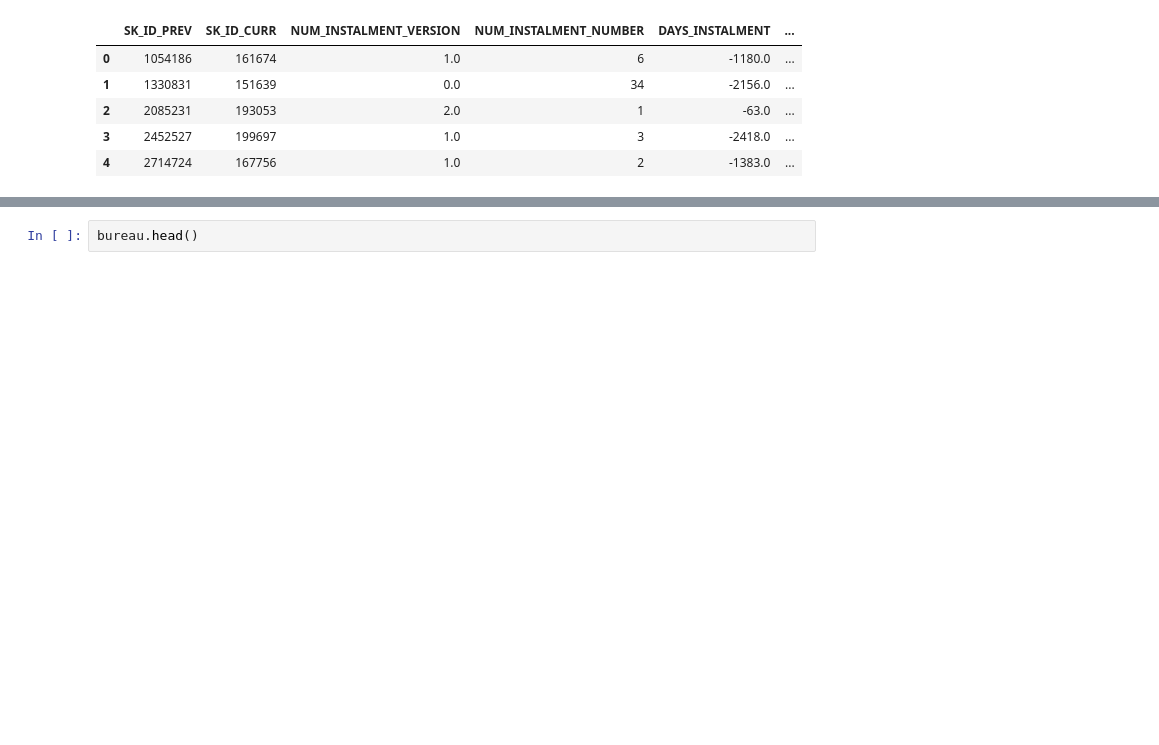
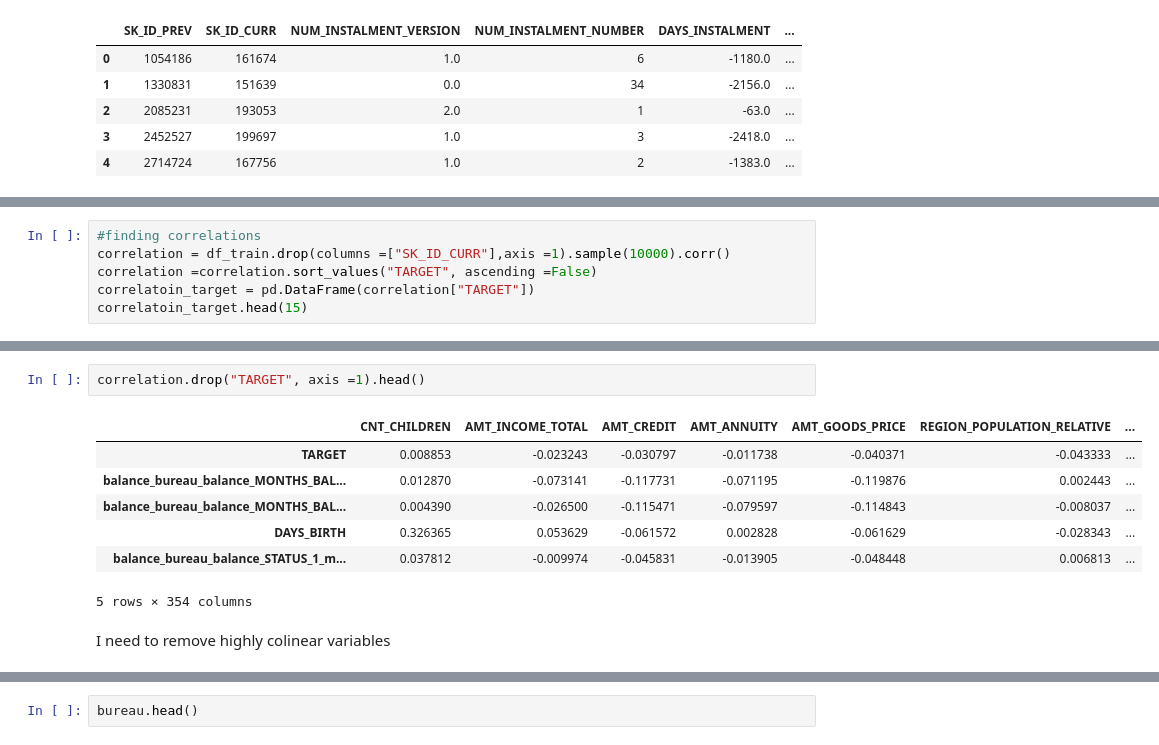
Before and after one commit to zahid1202/Credit_Default_Risk, a Jupyter notebook: Features_Engineering.ipynb, the cells around one changed output, grey strips where cells are left out. Cells and saved outputs as stored; diff of their text form; blank space fills up the shorter version.

```diff
--- a/Features_Engineering.ipynb
+++ b/Features_Engineering.ipynb
@@ -299,0 +862,6 @@ agg = aggregator()
+# %%
+#finding correlations
+correlation = df_train.drop(columns =["SK_ID_CURR"],axis =1).sample(10000).corr()
+correlation =correlation.sort_values("TARGET", ascending =False)
+correlatoin_target = pd.DataFrame(correlation["TARGET"])
+correlatoin_target.head(15)
@@ -299,0 +905,12 @@ agg = aggregator()
+# %%
+correlation.drop("TARGET", axis =1).head()
+# %% [output]
+|  | CNT_CHILDREN | AMT_INCOME_TOTAL | AMT_CREDIT | AMT_ANNUITY | AMT_GOODS_PRICE | REGION_POPULATION_RELATIVE | ... |
+| TARGET | 0.008853 | -0.023243 | -0.030797 | -0.011738 | -0.040371 | -0.043333 | ... |
+| balance_bureau_balance_MONTHS_BAL... | 0.012870 | -0.073141 | -0.117731 | -0.071195 | -0.119876 | 0.002443 | ... |
+| balance_bureau_balance_MONTHS_BAL... | 0.004390 | -0.026500 | -0.115471 | -0.079597 | -0.114843 | -0.008037 | ... |
+| DAYS_BIRTH | 0.326365 | 0.053629 | -0.061572 | 0.002828 | -0.061629 | -0.028343 | ... |
+| balance_bureau_balance_STATUS_1_m... | 0.037812 | -0.009974 | -0.045831 | -0.013905 | -0.048448 | 0.006813 | ... |
+5 rows × 354 columns
+# %% [markdown]
+ I need to remove highly colinear variables
```
Also changed, not shown: parts of 61 cells of this notebook.
